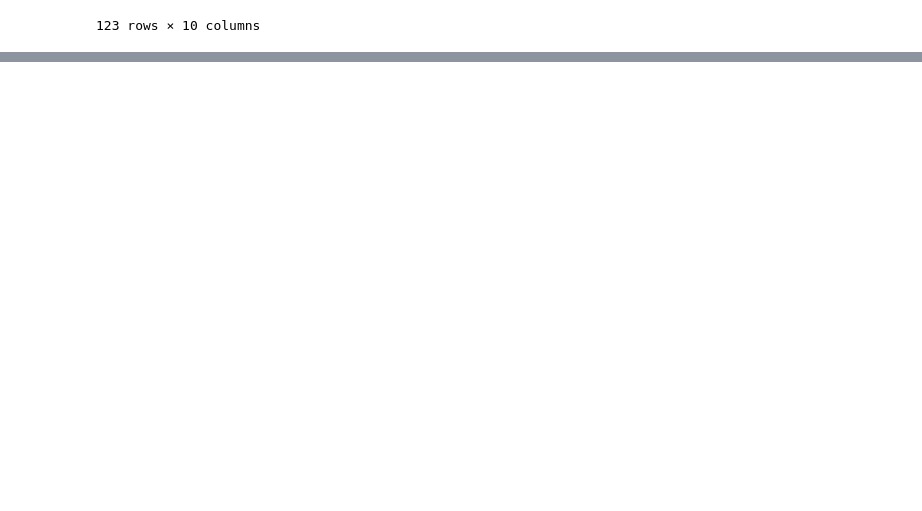
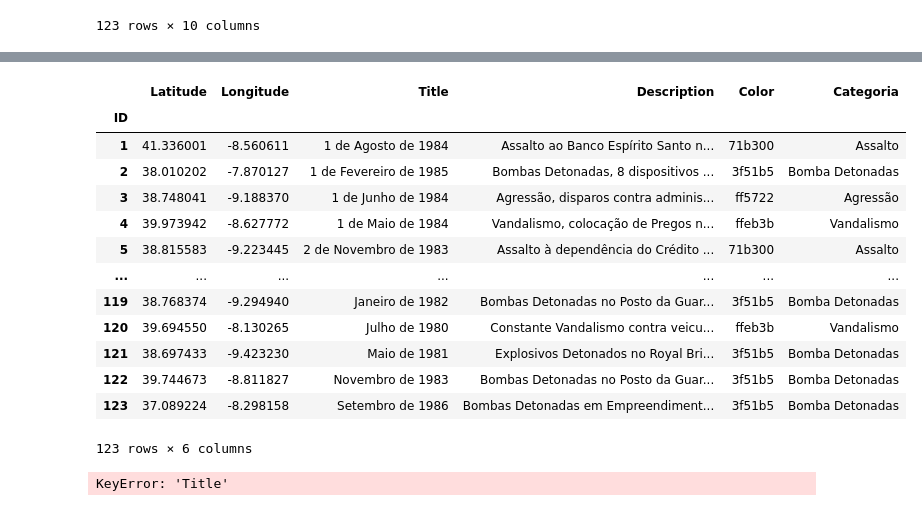
Before and after one commit to kikobatistaa/GEOFP25, a Jupyter notebook: main.ipynb, the cells around one changed output, grey strips where cells are left out. Saved outputs shown, nothing was run; the diff lists cells and outputs as text; code cells hidden in the pictures; blank space fills up the shorter version.

```diff
--- a/main.ipynb
+++ b/main.ipynb
@@ -114,0 +136,3 @@ incidents
+# %%
+incidents = incidents.astype({'Color': 'category',  # convert state to category
+                          'Categoria': 'category'}) # convert n_killed to uint8
@@ -114,0 +155,60 @@ incidents
+# %%
+incidents
+# %% [output]
+|  | Latitude | Longitude | Title | Description | Color | Categoria |
+| ID |  |  |  |  |  |  |
+| 1 | 41.336001 | -8.560611 | 1 de Agosto de 1984 | Assalto ao Banco Espírito Santo n... | 71b300 | Assalto |
+| 2 | 38.010202 | -7.870127 | 1 de Fevereiro de 1985 | Bombas Detonadas, 8 dispositivos ... | 3f51b5 | Bomba Detonadas |
+| 3 | 38.748041 | -9.188370 | 1 de Junho de 1984 | Agressão, disparos contra adminis... | ff5722 | Agressão |
+| 4 | 39.973942 | -8.627772 | 1 de Maio de 1984 | Vandalismo, colocação de Pregos n... | ffeb3b | Vandalismo |
+| 5 | 38.815583 | -9.223445 | 2 de Novembro de 1983 | Assalto à dependência do Crédito ... | 71b300 | Assalto |
+| ... | ... | ... | ... | ... | ... | ... |
+| 119 | 38.768374 | -9.294940 | Janeiro de 1982 | Bombas Detonadas no Posto da Guar... | 3f51b5 | Bomba Detonadas |
+| 120 | 39.694550 | -8.130265 | Julho de 1980 | Constante Vandalismo contra veicu... | ffeb3b | Vandalismo |
+| 121 | 38.697433 | -9.423230 | Maio de 1981 | Explosivos Detonados no Royal Bri... | 3f51b5 | Bomba Detonadas |
+| 122 | 39.744673 | -8.811827 | Novembro de 1983 | Bombas Detonadas no Posto da Guar... | 3f51b5 | Bomba Detonadas |
+| 123 | 37.089224 | -8.298158 | Setembro de 1986 | Bombas Detonadas em Empreendiment... | 3f51b5 | Bomba Detonadas |
+123 rows × 6 columns
+# %%
+import re
+from datetime import datetime
+
+# Mapeamento dos meses em português para números
+month_mapping = {
+    'Janeiro': 1,
+    'Fevereiro': 2,
+    'Março': 3,
+    'Abril': 4,
+    'Maio': 5,
+    'Junho': 6,
+    'Julho': 7,
+    'Agosto': 8,
+    'Setembro': 9,
+    'Outubro': 10,
+    'Novembro': 11,
+    'Dezembro': 12
+}
+
+# Função para converter o título no formato "DD de MMMM de YYYY" para "YYYY-MM-DD"
+def convert_title_to_date(title):
+    # Extrair dia, mês e ano do título. Se o dia não for encontrado, usar 1 como padrão.
+    match = re.search(r'(\d+)? de (\w+) de (\d+)', title)
+    if match:
+        day, month_text, year = match.groups()
+        day = day or "1"  # Usar o dia 1 se nenhum dia for especificado
+        month = month_mapping.get(month_text, 0)  # Retorna 0 se o mês não for encontrado
+        if month != 0:  # Verifica se o mês foi encontrado com sucesso
+            date_str = f"{year}-{month:02d}-{day}"
+            return pd.to_datetime(date_str, format="%Y-%m-%d")
+    return None
+
+# Aplicar a função para converter a coluna 'Title' e armazenar o resultado em uma nova coluna 'Data'
+incidents['Data'] = incidents['Title'].apply(convert_title_to_date)
+
+# Remover a coluna original 'Title'
+incidents.drop(columns=['Title'], inplace=True)
+
+# Verificar as primeiras linhas do DataFrame para confirmar as alterações
+incidents.head()
+# %% [output]
+KeyError: 'Title'
```
Also changed, not shown: parts of 12 cells of this notebook.
